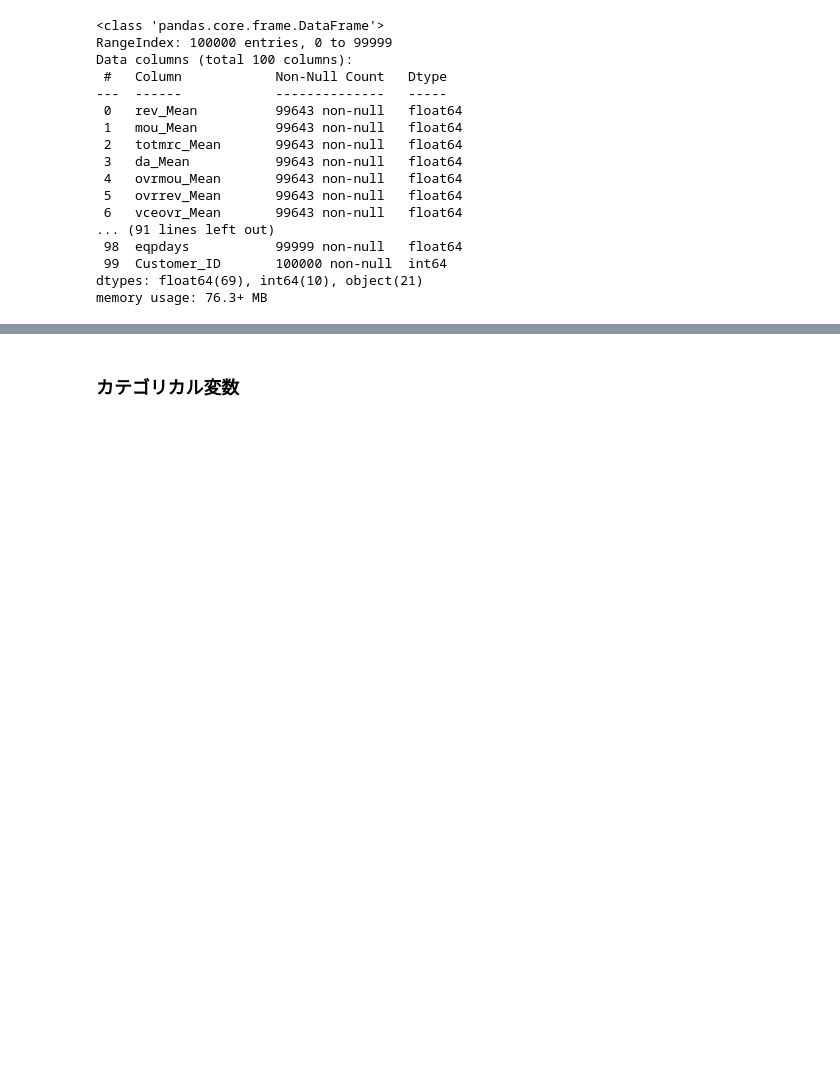
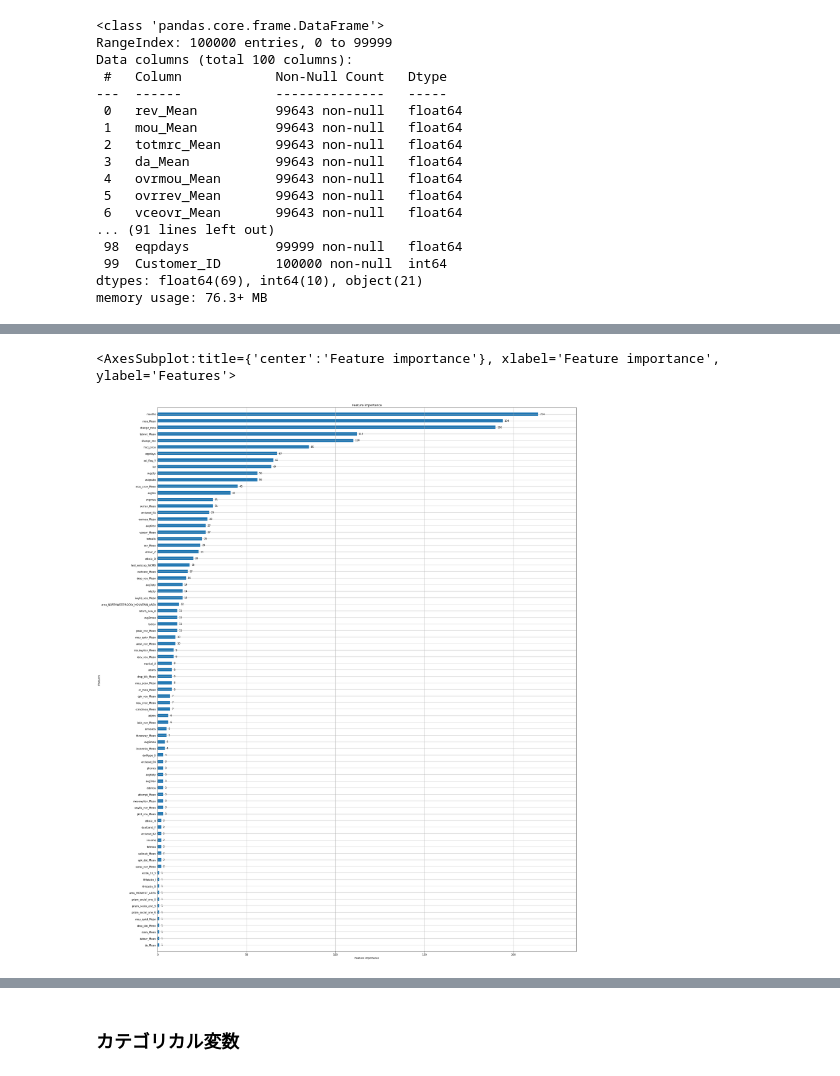
Before and after one commit to Fumiya-Matsumoto/telecom_customer, a Jupyter notebook: notebook/eda.ipynb, the cells around one changed output, grey strips where cells are left out. Saved outputs shown, nothing was run; the diff lists cells and outputs as text; code cells hidden in the pictures; blank space fills up the shorter version.

```diff
--- a/notebook/eda.ipynb
+++ b/notebook/eda.ipynb
@@ -140,2 +34,0 @@ df['dif_rev_totmrc'] = df['rev_Mean'] - df['totmrc_Mean']
-# %%
-df.drop("Customer_ID", axis=1, inplace=True)
@@ -170,0 +168,4 @@ float( 70 ):
+# %%
+df2 = df.copy()
+df2 = pd.get_dummies(df2, drop_first=True, columns = encoding_col, prefix = encoding_col)
+df2.drop("Customer_ID", axis=1, inplace=True)
@@ -170,0 +182,36 @@ float( 70 ):
+# %%
+from sklearn.model_selection import train_test_split
+import lightgbm as lgb
+TARGET = "churn"
+X = df2.drop(TARGET,axis=1)
+y = df2[TARGET] # 目的変数
+# トレーニングデータ,テストデータの分割
+X_train, X_valid, y_train, y_valid = train_test_split(X, y,test_size=0.2, random_state=0)
+# %%
+# 学習に使用するデータを設定
+lgb_train = lgb.Dataset(X_train, y_train)
+lgb_eval = lgb.Dataset(X_valid, y_valid, reference=lgb_train)
+
+# パラメータ
+params = {
+        'task': 'train',
+        'boosting_type': 'gbdt',
+        'objective': 'binary', # 目的 : 分類
+        'metric': {'auc'},
+         'num_leaves': 20,
+        'max_depth':5,
+        'min_data_in_leaf': 3,
+        'num_iteration': 100,
+        'learning_rate':0.03,
+        'num_boost_round':100,
+         'early_stopping_rounds':20,
+}
+
+# モデルの学習
+model = lgb.train(params,
+                  train_set=lgb_train, # トレーニングデータの指定
+                  valid_sets=lgb_eval, # 検証データの指定
+                  )
+
+# テストデータの予測
+y_pred = model.predict(X_valid)
@@ -170,0 +236,5 @@ float( 70 ):
+# %%
+lgb.plot_importance(model, height=0.5, figsize=(30,40))
+# %% [output]
+<AxesSubplot:title={'center':'Feature importance'}, xlabel='Feature importance', ylabel='Features'>
+[figure, added]
```
Also changed, not shown: parts of 55 cells of this notebook, 2 other files.
